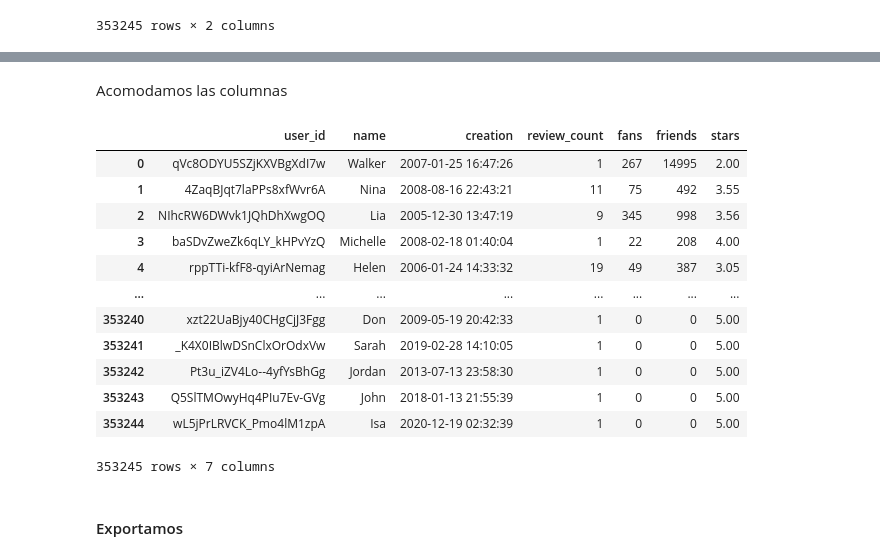
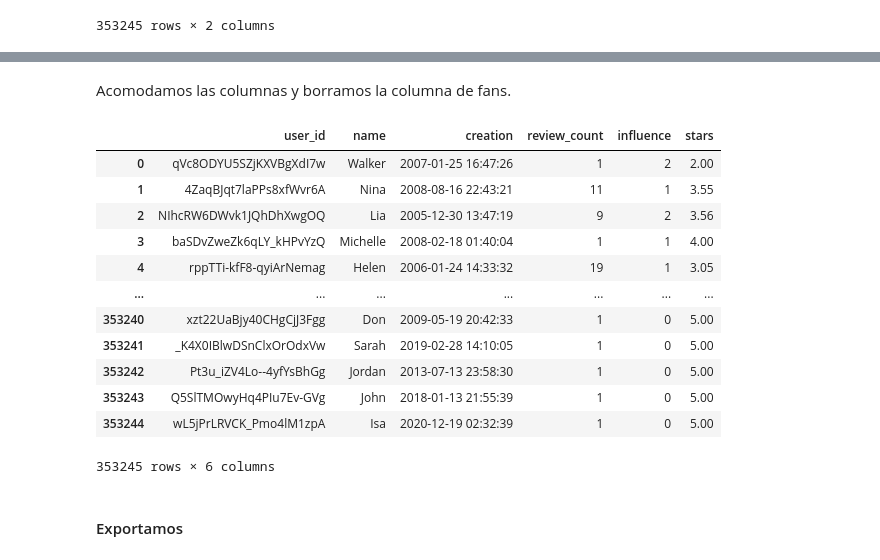
Before and after one commit to Paniceres/GP_Henry, a Jupyter notebook: etl-eda/etl_user_yelp.ipynb, the cells around one changed output, grey strips where cells are left out. Cells and saved outputs as stored; diff of their text form; code cells hidden in the pictures.

Commit message:
fix(~): change criterion fans to influence

```diff
--- a/etl-eda/etl_user_yelp.ipynb
+++ b/etl-eda/etl_user_yelp.ipynb
@@ -130,5 +130,5 @@ Reemplazamos los valores originales de review_count y stars, por los datos que t
 # %%
-user.drop(columns=['review_count','stars'],inplace=True)
+user.drop(columns=['review_count','stars','friends'],inplace=True)
 
 user = user.merge(review_counts, on='user_id')
 user = user.merge(promedio_stars, on='user_id')
@@ -137,8 +134,0 @@ Friends lo generamos como cantidad ya que no nos interesa quienes son, sino la c
-# %%
-user['friends'] = user['friends'].apply(lambda x: (x.split(',')))
-# %%
-for i, parte in enumerate(user['friends']):
-    if parte != ['None']:
-        user['friends'].iloc[i] = len(parte)
-    else:
-        user['friends'].iloc[i] = 0
@@ -145,22 +140,34 @@ for i, parte in enumerate(user['friends']):
+# %%
+# Generamos la función para generar el rango.
+def rango_influyente(cant_fans):
+    if cant_fans < 10:
+        return 0
+    elif cant_fans < 100:
+        return 1
+    else:
+        return 2
+
+# Reemplazamos en user
+user['influence'] = user['fans'].apply(lambda x: rango_influyente(x))
 # %% [markdown]
-Acomodamos las columnas
+Acomodamos las columnas y borramos la columna de fans.
 # %%
-user = user[['user_id', 'name', 'creation', 'review_count', 'fans', 'friends', 'stars']]
+user = user[['user_id', 'name', 'creation', 'review_count', 'influence', 'stars']]
 user
 # %% [output]
-|  | user_id | name | creation | review_count | fans | friends | stars |
-| 0 | qVc8ODYU5SZjKXVBgXdI7w | Walker | 2007-01-25 16:47:26 | 1 | 267 | 14995 | 2.00 |
-| 1 | 4ZaqBJqt7laPPs8xfWvr6A | Nina | 2008-08-16 22:43:21 | 11 | 75 | 492 | 3.55 |
-| 2 | NIhcRW6DWvk1JQhDhXwgOQ | Lia | 2005-12-30 13:47:19 | 9 | 345 | 998 | 3.56 |
-| 3 | baSDvZweZk6qLY_kHPvYzQ | Michelle | 2008-02-18 01:40:04 | 1 | 22 | 208 | 4.00 |
-| 4 | rppTTi-kfF8-qyiArNemag | Helen | 2006-01-24 14:33:32 | 19 | 49 | 387 | 3.05 |
-| ... | ... | ... | ... | ... | ... | ... | ... |
-| 353240 | xzt22UaBjy40CHgCjJ3Fgg | Don | 2009-05-19 20:42:33 | 1 | 0 | 0 | 5.00 |
-| 353241 | _K4X0IBlwDSnClxOrOdxVw | Sarah | 2019-02-28 14:10:05 | 1 | 0 | 0 | 5.00 |
-| 353242 | Pt3u_iZV4Lo--4yfYsBhGg | Jordan | 2013-07-13 23:58:30 | 1 | 0 | 0 | 5.00 |
-| 353243 | Q5SlTMOwyHq4PIu7Ev-GVg | John | 2018-01-13 21:55:39 | 1 | 0 | 0 | 5.00 |
-| 353244 | wL5jPrLRVCK_Pmo4lM1zpA | Isa | 2020-12-19 02:32:39 | 1 | 0 | 0 | 5.00 |
+|  | user_id | name | creation | review_count | influence | stars |
+| 0 | qVc8ODYU5SZjKXVBgXdI7w | Walker | 2007-01-25 16:47:26 | 1 | 2 | 2.00 |
+| 1 | 4ZaqBJqt7laPPs8xfWvr6A | Nina | 2008-08-16 22:43:21 | 11 | 1 | 3.55 |
+| 2 | NIhcRW6DWvk1JQhDhXwgOQ | Lia | 2005-12-30 13:47:19 | 9 | 2 | 3.56 |
+| 3 | baSDvZweZk6qLY_kHPvYzQ | Michelle | 2008-02-18 01:40:04 | 1 | 1 | 4.00 |
+| 4 | rppTTi-kfF8-qyiArNemag | Helen | 2006-01-24 14:33:32 | 19 | 1 | 3.05 |
+| ... | ... | ... | ... | ... | ... | ... |
+| 353240 | xzt22UaBjy40CHgCjJ3Fgg | Don | 2009-05-19 20:42:33 | 1 | 0 | 5.00 |
+| 353241 | _K4X0IBlwDSnClxOrOdxVw | Sarah | 2019-02-28 14:10:05 | 1 | 0 | 5.00 |
+| 353242 | Pt3u_iZV4Lo--4yfYsBhGg | Jordan | 2013-07-13 23:58:30 | 1 | 0 | 5.00 |
+| 353243 | Q5SlTMOwyHq4PIu7Ev-GVg | John | 2018-01-13 21:55:39 | 1 | 0 | 5.00 |
+| 353244 | wL5jPrLRVCK_Pmo4lM1zpA | Isa | 2020-12-19 02:32:39 | 1 | 0 | 5.00 |
-353245 rows × 7 columns
+353245 rows × 6 columns
 # %% [markdown]
 #### Exportamos
 # %%
```
Also changed, not shown: parts of 6 cells of this notebook, 2 other files.
